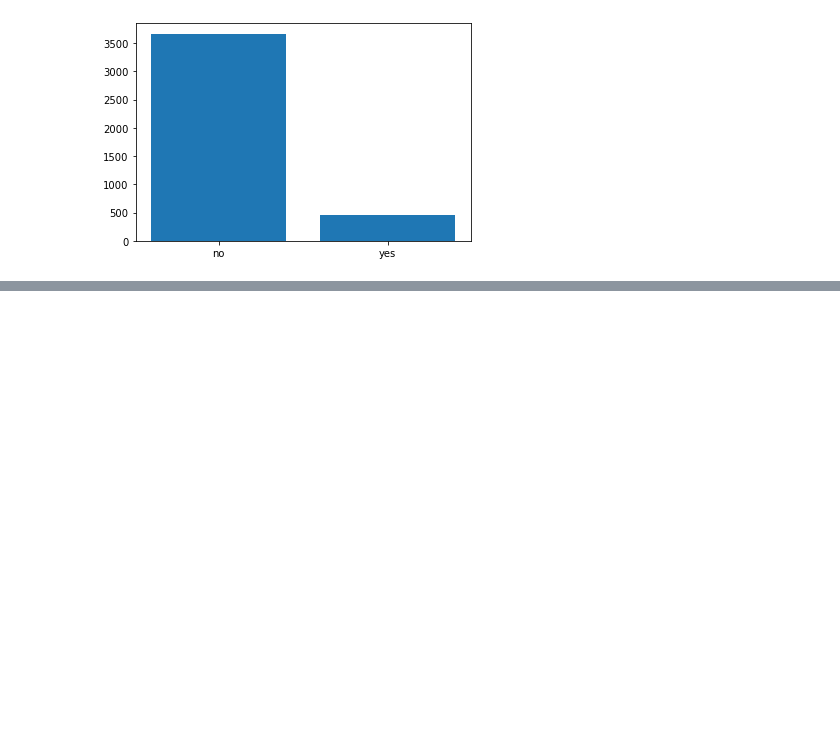
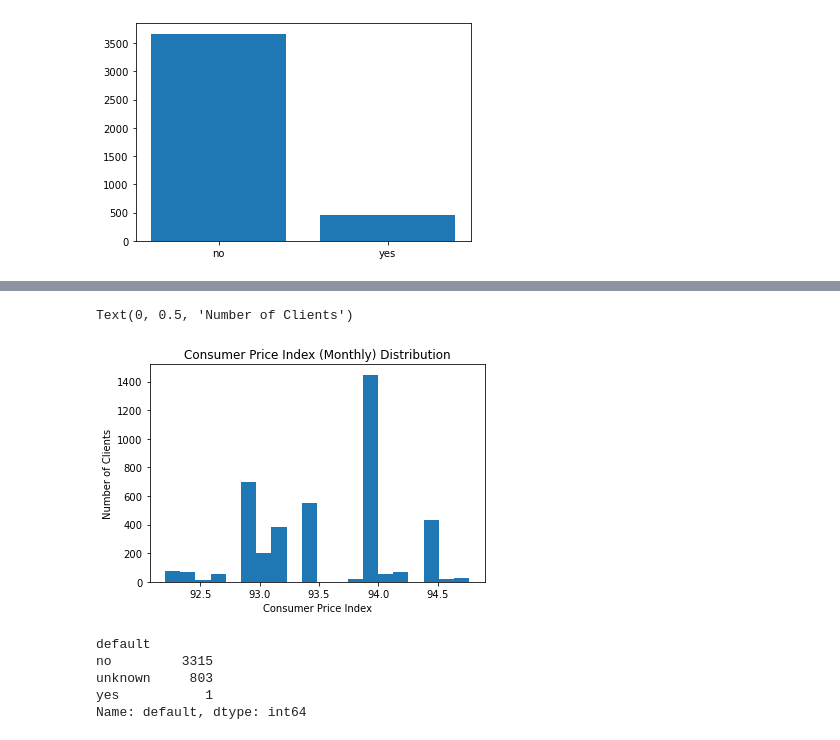
Before and after one commit to rosborn40383/MachineLearning-Analysis, a Jupyter notebook: DS160_Final_Project_EES_RJO.ipynb, the cells around one changed output, grey strips where cells are left out. Drawn from its saved outputs; the diff is of its cells as text; code cells hidden in the pictures; blank space fills up the shorter version.

```diff
--- a/DS160_Final_Project_EES_RJO.ipynb
+++ b/DS160_Final_Project_EES_RJO.ipynb
@@ -181,0 +198,19 @@ Name: month, dtype: int64
+# %%
+#Compares prices to inflation. 100 means that they experienced no inflation compared to the base year(can't find).
+#Less than 100 implies that the inflation was negative, increasing the value of the consumers dollar's.
+#They are all different because people pay and make different incomes.
+plt.hist(df.cpi,bins=20)
+plt.title('Consumer Price Index (Monthly) Distribution')
+plt.xlabel('Consumer Price Index')
+plt.ylabel('Number of Clients')
+# %% [output]
+Text(0, 0.5, 'Number of Clients')
+[figure, added]
+# %%
+default #1 default lmao, why and who?
+# %% [output]
+default
+no         3315
+unknown     803
+yes           1
+Name: default, dtype: int64
```
Also changed, not shown: parts of 30 cells of this notebook.
